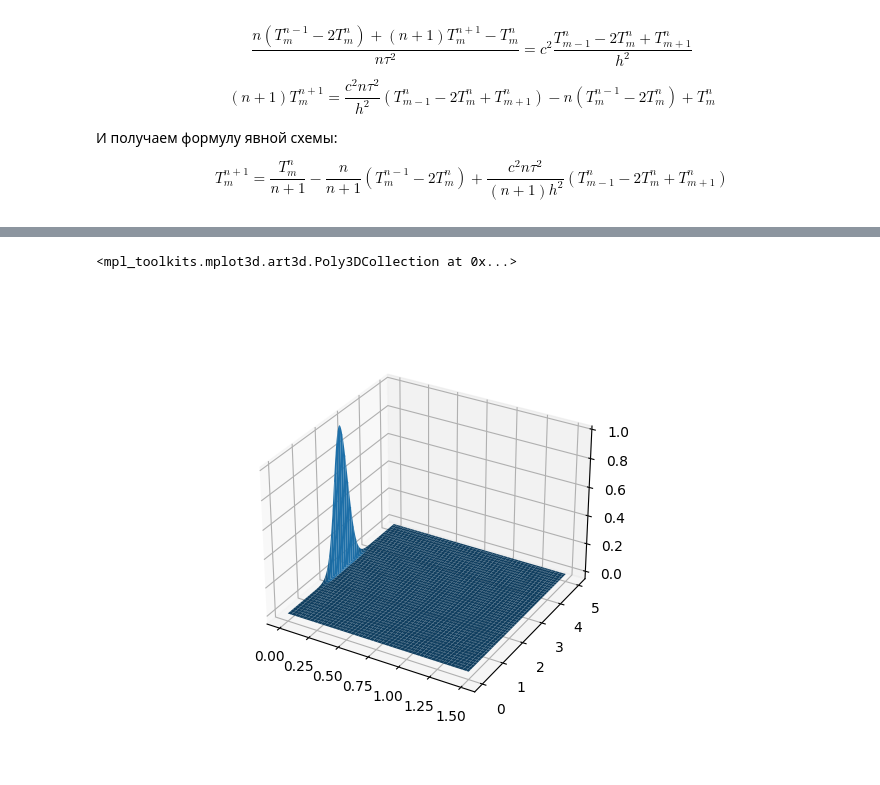
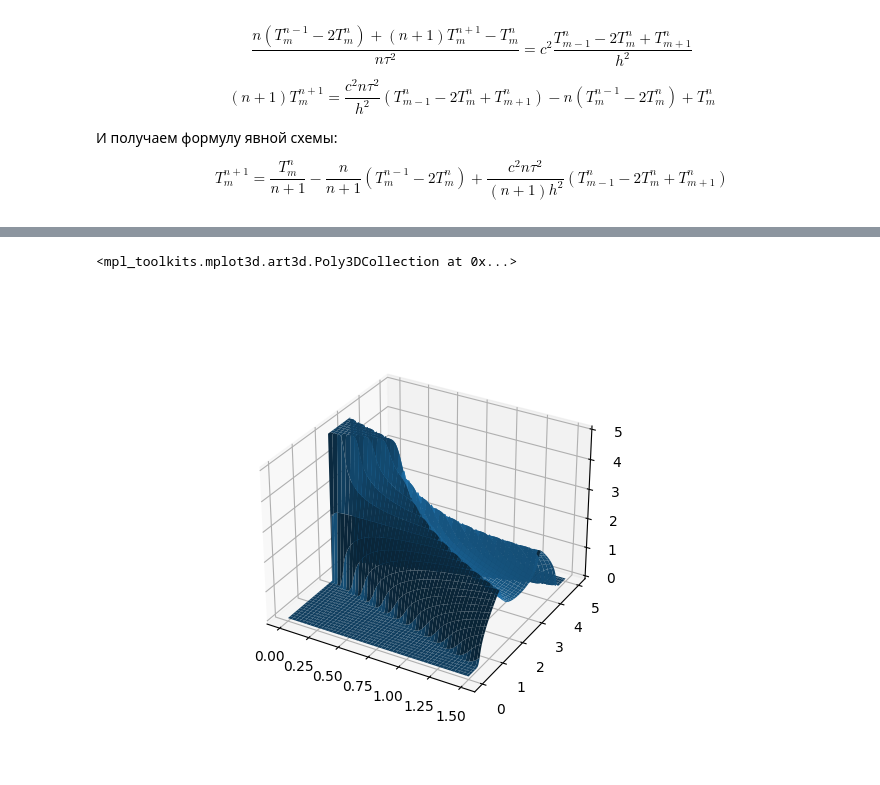
Before and after one commit to mualal/crystal-exploration, a Jupyter notebook: heat_transfer.ipynb, the cells around one changed output, grey strips where cells are left out. Cells and saved outputs as stored; diff of their text form; code cells hidden in the pictures.

Commit message:
implicit scheme fixed and animation added

```diff
--- a/heat_transfer.ipynb
+++ b/heat_transfer.ipynb
@@ -84,9 +101,33 @@ for k in range(height + 1):
 # %%
-for n in range(1, height):
-    for m in range(1, width):
-        T[n+1][m] = T[n][m]/(n+1) - n/(n+1)*(T[n-1][m]-2*T[n][m])+c**2*n*dt**2/((n+1)*h**2)*(T[n][m-1]-2*T[n][m]+T[n][m+1])
+def explicit_scheme(T_values, time_step, space_step, c_value):
+    """
+    Реализация явной схемы интегрирования модифицированного уравнения теплопроводности
+    :param T_values: массив со значениями температуры, в котором заданы начальные и граничные условия
+    :param time_step: шаг по времени
+    :param space_step: шаг по пространству
+    :param c_value: скорость звука в кристалле
+    :return: массив со значениями температуры в разных точках кристалла в разные моменты времени
+    """
+    for n in range(1, T_values.shape[0]-1):
+        for m in range(1, T_values.shape[1]-1):
+            T_values[n+1][m] = T_values[n][m]/(n+1) - n/(n+1)*(T_values[n-1][m]-2*T_values[n][m])+\
+                c_value**2*n*time_step**2/((n+1)*space_step**2)*(T_values[n][m-1]-2*T_values[n][m]+T_values[n][m+1])
+
+    return T_values
 # %%
-fig1 = plt.figure()
-ax1 = plt.axes(projection='3d')
-Length, Time = np.meshgrid(np.linspace(0, L, width+1), np.linspace(0, total_time, height+1))
-ax1.plot_surface(Time, Length, T)
+# функции начальных условий и граничных условий первого рода
+
+def gauss(x, alpha=5, median=L/2):
+    return np.exp(-alpha * (x * h - median)**2)
+
+def one(x):
+    return 1
+
+def zero(x):
+    return 0
+
+def step(x, l_dist=0.5, A=5, full_length=L, mesh_width=width):
+    if x >= (1/l_dist)/full_length * mesh_width and x <= (full_length-1/l_dist)/full_length * mesh_width:
+        return A
+    else:
+        return 0
@@ -131,8 +215,11 @@ for n in range(1, height):
 # %%
+T_implicit = specify_initial_and_boundary(width, height, step, one, zero, zero)
+T_implicit = implicit_scheme(T_implicit, tau, h, c)
+
 fig2 = plt.figure()
 ax2 = plt.axes(projection='3d')
 Length, Time = np.meshgrid(np.linspace(0, L, width+1), np.linspace(0, total_time, height+1))
-ax2.plot_surface(Time, Length, T)
+ax2.plot_surface(Time, Length, T_implicit)
 # %% [output]
 <mpl_toolkits.mplot3d.art3d.Poly3DCollection at 0x...>
-[figure, old version]
+[figure, new version]
```
Also changed, not shown: parts of 8 cells of this notebook.
